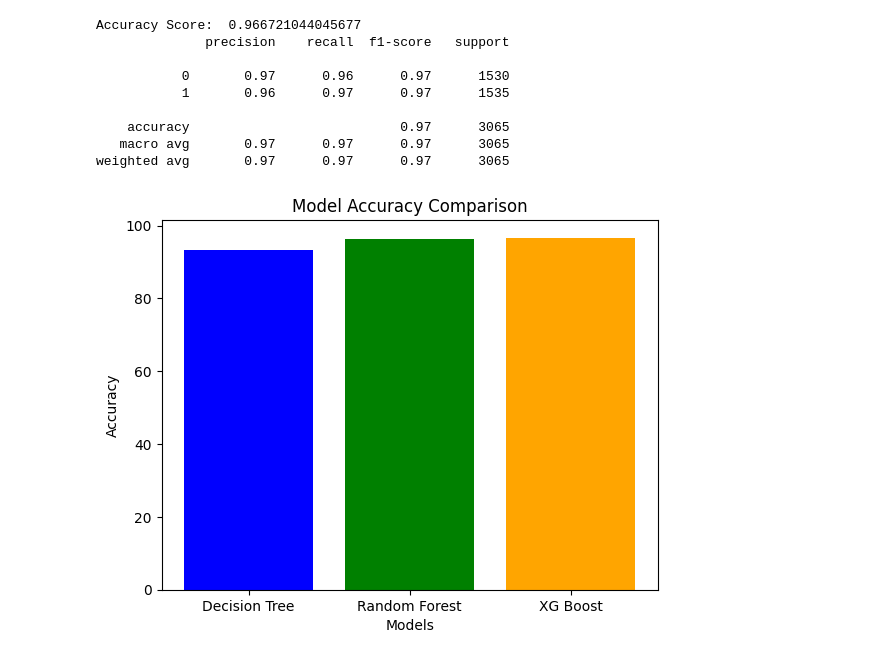
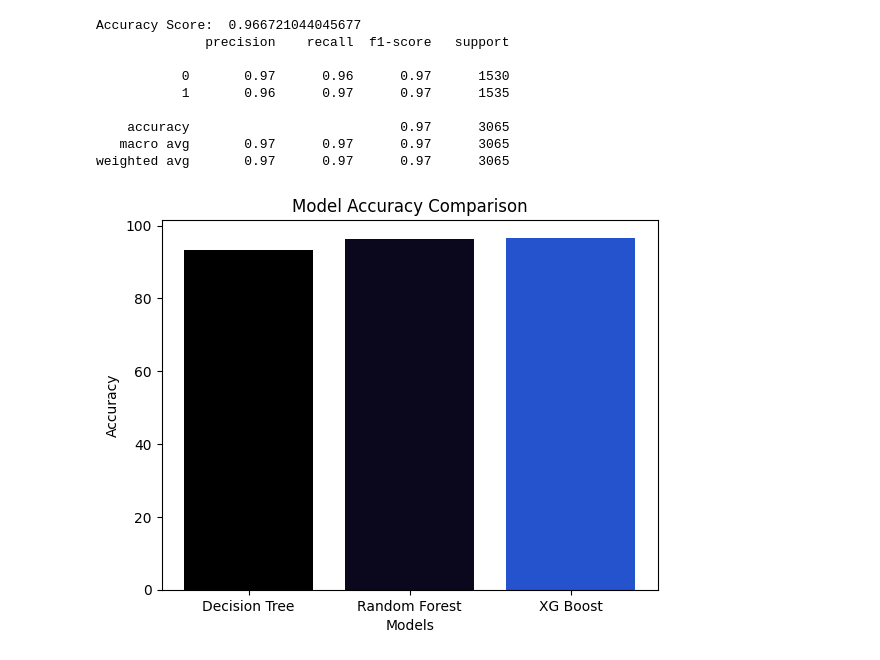
Before and after one commit to fromjyce/Archiva, a Jupyter notebook: backend/scripts/models-scripts/models_anom.ipynb, the cells around one changed output. Saved outputs shown, nothing was run; the diff lists cells and outputs as text; code cells hidden in the pictures.

Commit message:
Ensembled Models, Enhanced Accuracy

```diff
--- a/backend/scripts/models-scripts/models_anom.ipynb
+++ b/backend/scripts/models-scripts/models_anom.ipynb
@@ -150,13 +151,13 @@ weighted avg       0.97      0.97      0.97      3065
 # %%
 accuracy = [93.3768352365416, 96.44371941272430, 96.6721044045677]
 models = ['Decision Tree', 'Random Forest', 'XG Boost']
 
-plt.bar(models, accuracy, color=['blue', 'green', 'orange'])
+plt.bar(models, accuracy, color=['#000000', '#302380', '#2553ce'])
 
 plt.title('Model Accuracy Comparison')
 plt.xlabel('Models')
 plt.ylabel('Accuracy')
 
 plt.show()
 # %% [output]
-[figure, old version]
+[figure, new version]
```
Also changed, not shown: parts of 5 cells of this notebook.
